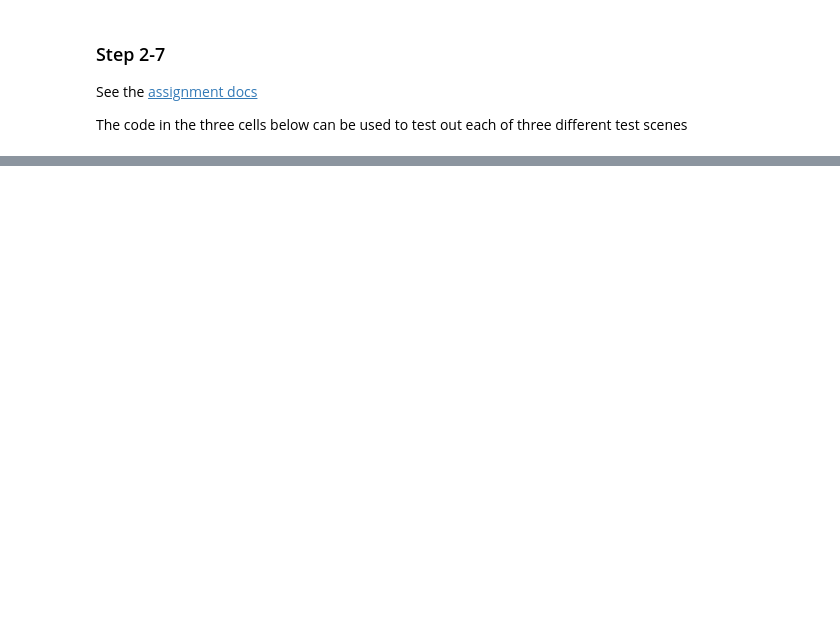
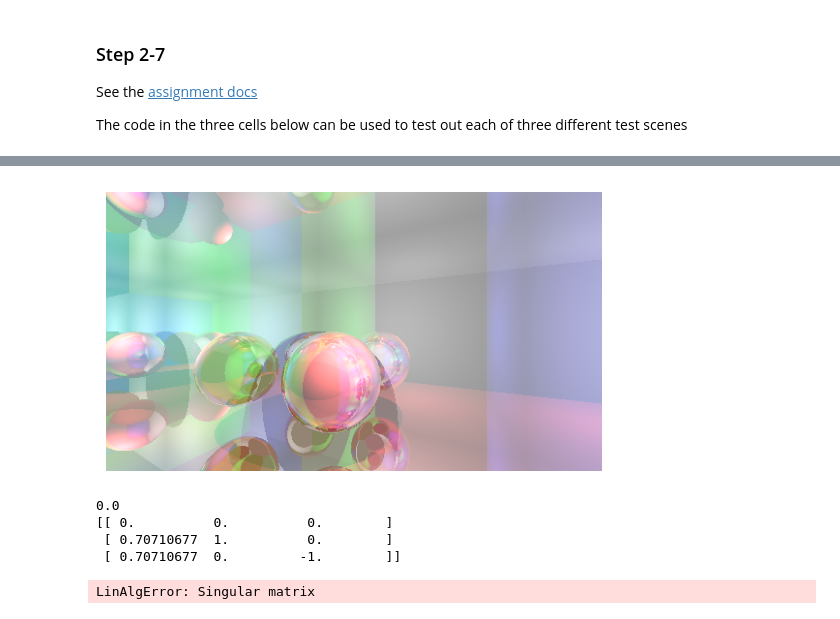
Before and after one commit to shaostassen/CS4620-C2, a Jupyter notebook: Testing.ipynb, the cells around one changed output, grey strips where cells are left out. Cells and saved outputs as stored; diff of their text form; code cells hidden in the pictures; blank space fills up the shorter version.

```diff
--- a/Testing.ipynb
+++ b/Testing.ipynb
@@ -61,0 +53,7 @@ ValueError: unknown file extension:
+# %%
+from ExampleSceneDef import *
+sc = 2
+im = CornellBoxExample().render( output_shape = [int(sc*144),int(sc*256)])
+im.show()
+# %% [output]
+[figure, added]
@@ -61,0 +65,11 @@ ValueError: unknown file extension:
+# %%
+from ExampleSceneDef import *
+sc = 1
+im = LebronJamesExample().render(output_shape = [int(sc*128),int(sc*128)])
+im.show()
+# %% [output]
+0.0
+[[ 0.          0.          0.        ]
+ [ 0.70710677  1.          0.        ]
+ [ 0.70710677  0.         -1.        ]]
+LinAlgError: Singular matrix
```
Also changed, not shown: parts of 7 cells of this notebook, 17 other files.
